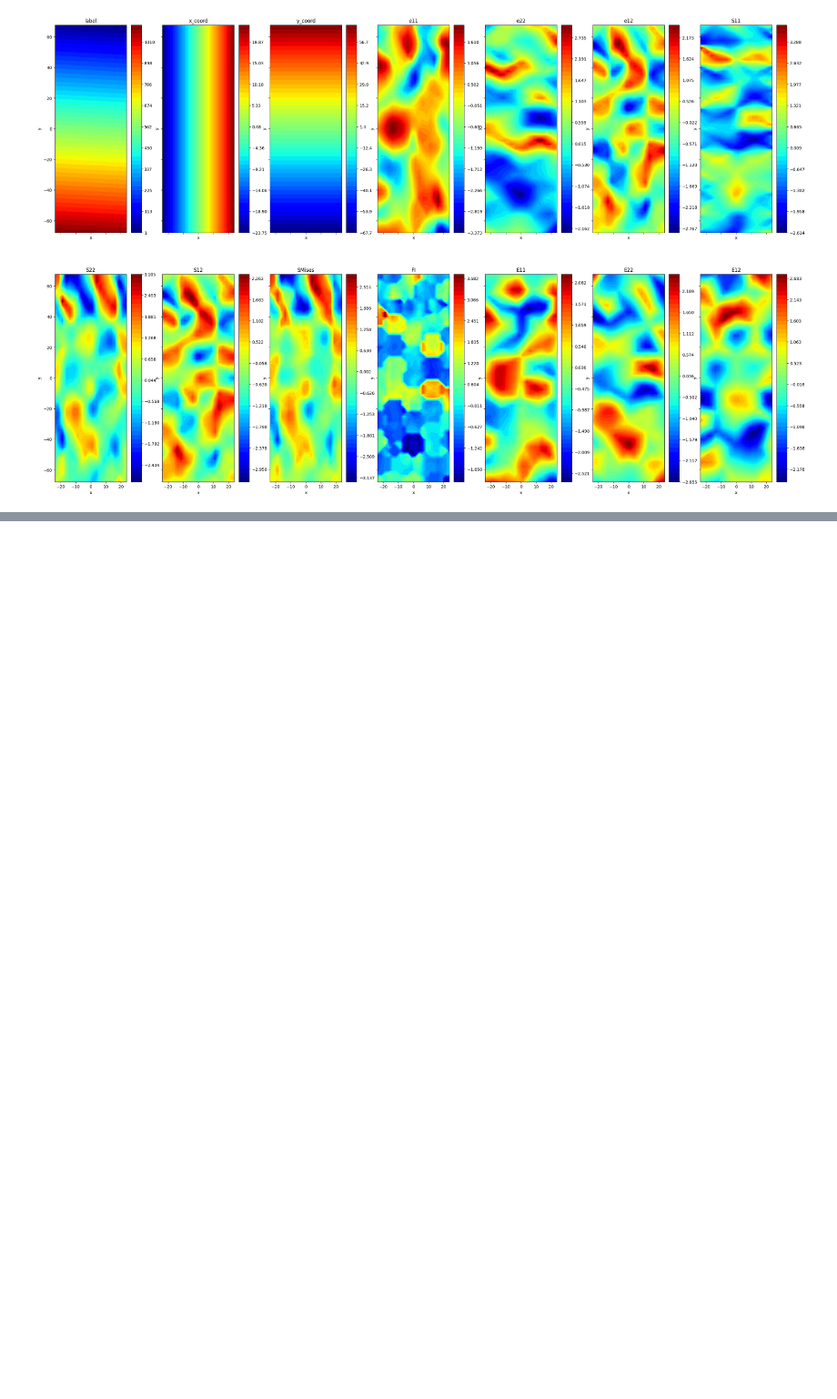
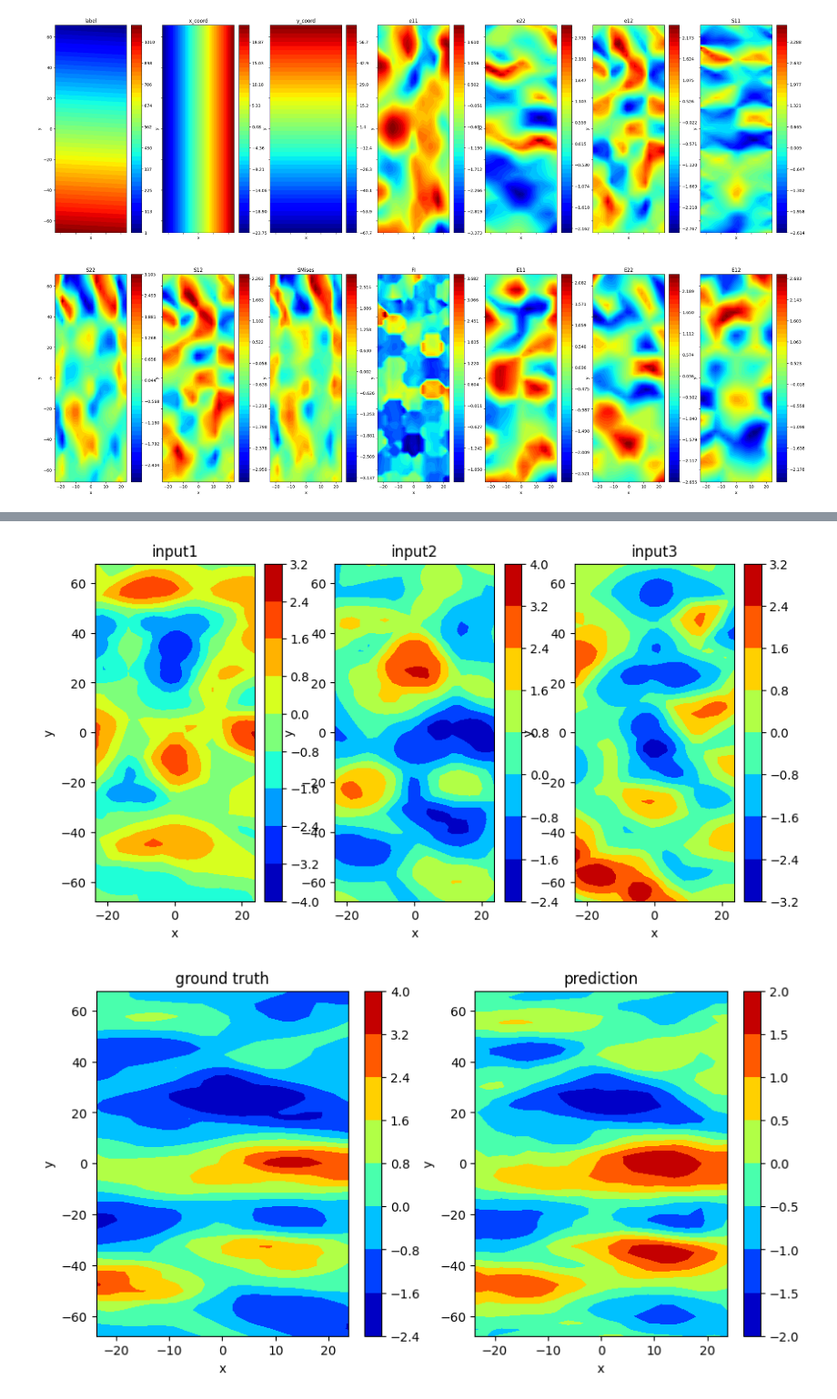
Before and after one commit to KFHICL/TBDCML, a Jupyter notebook: MultiDimTBDCNet.ipynb, the cells around one changed output, grey strips where cells are left out. Shown at 91% size. Cells and saved outputs as stored; diff of their text form; code cells hidden in the pictures; blank space fills up the shorter version.

```diff
--- a/MultiDimTBDCNet.ipynb
+++ b/MultiDimTBDCNet.ipynb
@@ -508,0 +598,6 @@ Text(0, 0.5, 'FI')
+# %%
+model_history = model.fit(x = train_ds[:,:,:,[0,1,2]], y = train_ds[:,:,:,3],
+                          epochs=epochs,
+                          steps_per_epoch=steps_per_epoch,
+                          validation_split=0.1,
+                          )
@@ -508,0 +624,6 @@ Text(0, 0.5, 'FI')
+# %%
+prediction = model.predict(X_train)[-1].reshape(55,20)
+grid = np.array([samples2D[0,:,:,1],samples2D[0,:,:,2]])
+
+show_prediction(sample = X_train[-1], prediction = prediction, ground_truth = y_train[-1], grid = grid)
+# %% [output]
@@ -508,0 +631,2 @@ Text(0, 0.5, 'FI')
+[figure, added]
+[figure, added]
```
Also changed, not shown: parts of 38 cells of this notebook.
